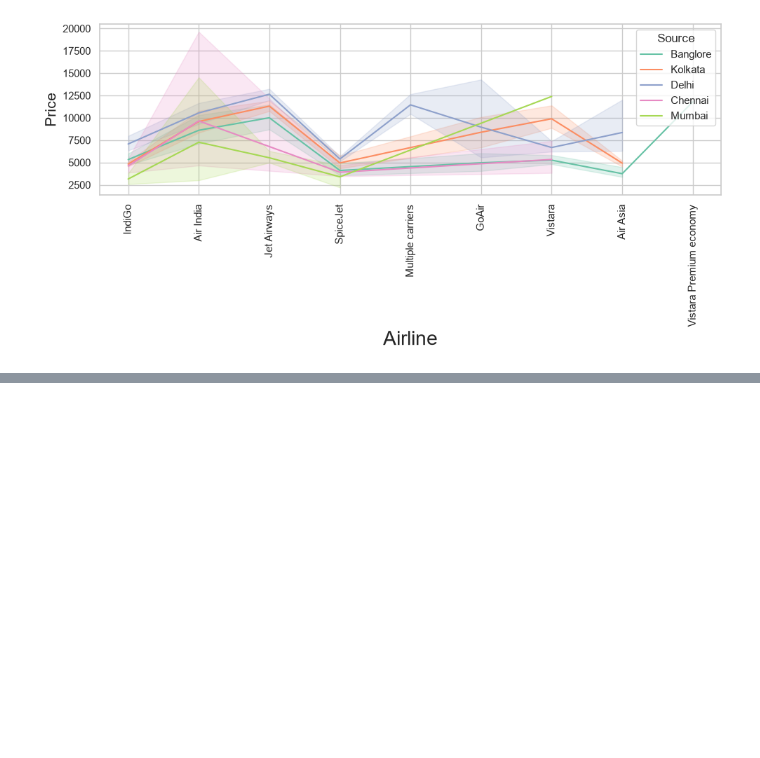
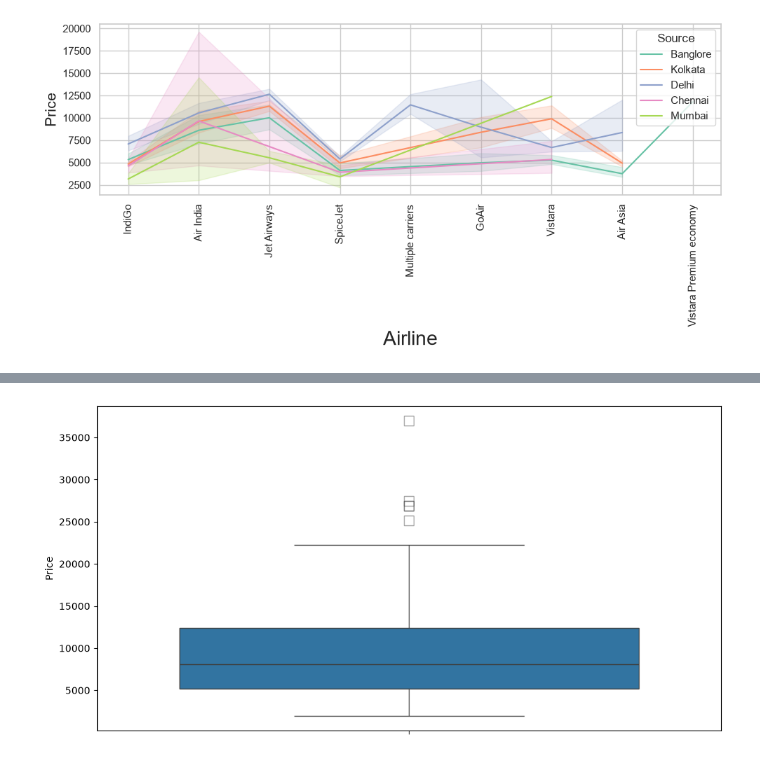
Before and after one commit to vaishnavidhanavade/03-Data-Manupulation-Pandas, a Jupyter notebook: 01.Pandas-Level-01.ipynb/4_Plotting-Enhancment.ipynb, the cells around one changed output, grey strips where cells are left out. Saved outputs shown, nothing was run; the diff lists cells and outputs as text; code cells hidden in the pictures; blank space fills up the shorter version.

```diff
--- a/01.Pandas-Level-01.ipynb/4_Plotting-Enhancment.ipynb
+++ b/01.Pandas-Level-01.ipynb/4_Plotting-Enhancment.ipynb
@@ -214,0 +307,8 @@ plt.show()
+# %%
+plt.figure(figsize=(10,5))
+sns.boxplot(data=df,y='Price',gap=0.08,flierprops={"marker": "s", "markersize": 10, "alpha": 0.5})
+plt.xticks(rotation=90)
+plt.tight_layout()
+plt.show()
+# %% [output]
+[figure, added]
```
Also changed, not shown: parts of 13 cells of this notebook.
